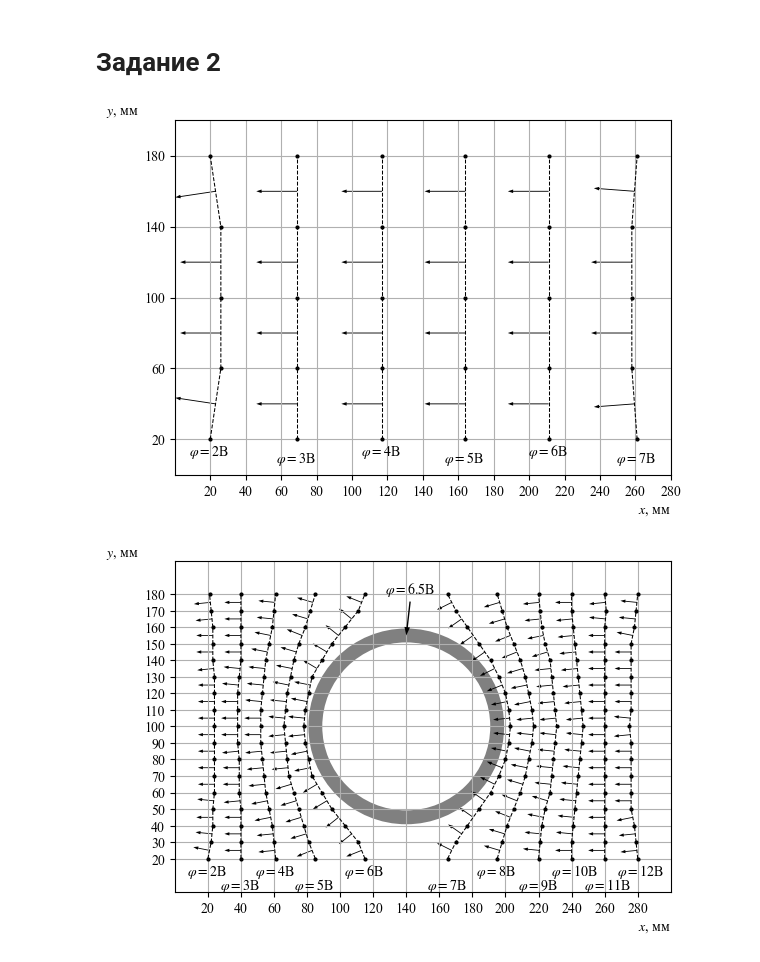
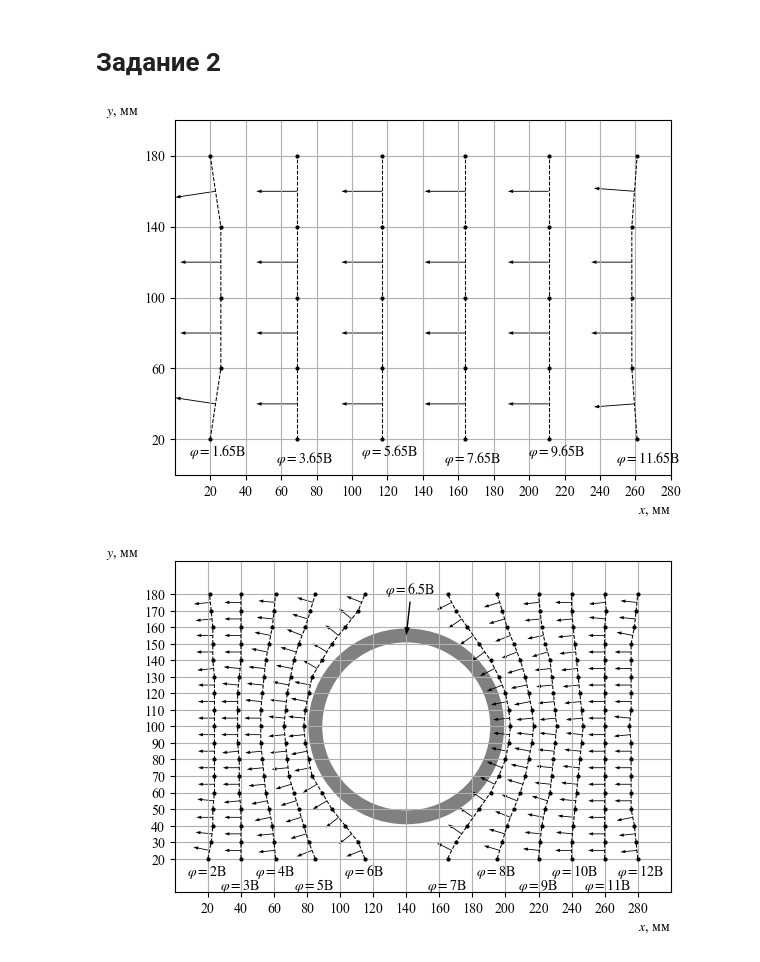
Before and after one commit to Hanqnero/ITMO_Physics2_Labs, a Jupyter notebook: reports/3.01/solution.ipynb, the cells around one changed output. Cells and saved outputs as stored; diff of their text form; code cells hidden in the pictures.

```diff
--- a/reports/3.01/solution.ipynb
+++ b/reports/3.01/solution.ipynb
@@ -259,35 +259,35 @@ ax.set_ylabel('$y$, мм', loc='top', rotation=0)
 
 ax.set_aspect(1)
 ax.set_ylim([0, 200])
 ax.set_xlim([0, 280])
 ax.grid()
 
 
 ax.set_yticks(ticks=image1_y)
 ax.set_xticks(ticks=np.arange(20, 280+1, 20))
 
 for i in range(len(image1_points)):
     xs = image1_points[i, 0, :]
     ys = image1_points[i, 1, :]
 
     line_start_x = xs[0]
     line_start_y = ys[0]
     annotation_y_offset = -12 - int(i % 2)*5
     ax.annotate(
-        f"$\\varphi={image2_phi[i]}$В",
+        f"$\\varphi={image1_phi[i]}$В",
         xy=(line_start_x, line_start_y), xytext=(-15, annotation_y_offset), textcoords='offset points'
     )
 
     ax.plot(xs, ys, marker='o', linewidth=.75, linestyle='--', color='black', markersize=2)
 
     for segment in get_line_segments(image1_points[i]):
         center = find_segment_center(segment)
         ax.arrow(*center, *(find_segment_normal(segment)*20), color='black', width=.5, linewidth=0, head_width=2)
 
 plt.show(fig)
 fig.savefig('img/task1-arrows.svg', format='svg', bbox_inches='tight')
 # %% [output]
-[figure, old version]
+[figure, new version]
 # %%
 fig = plt.figure()
 ax = fig.add_subplot()
```
Also changed, not shown: parts of 7 cells of this notebook, 8 other files.
